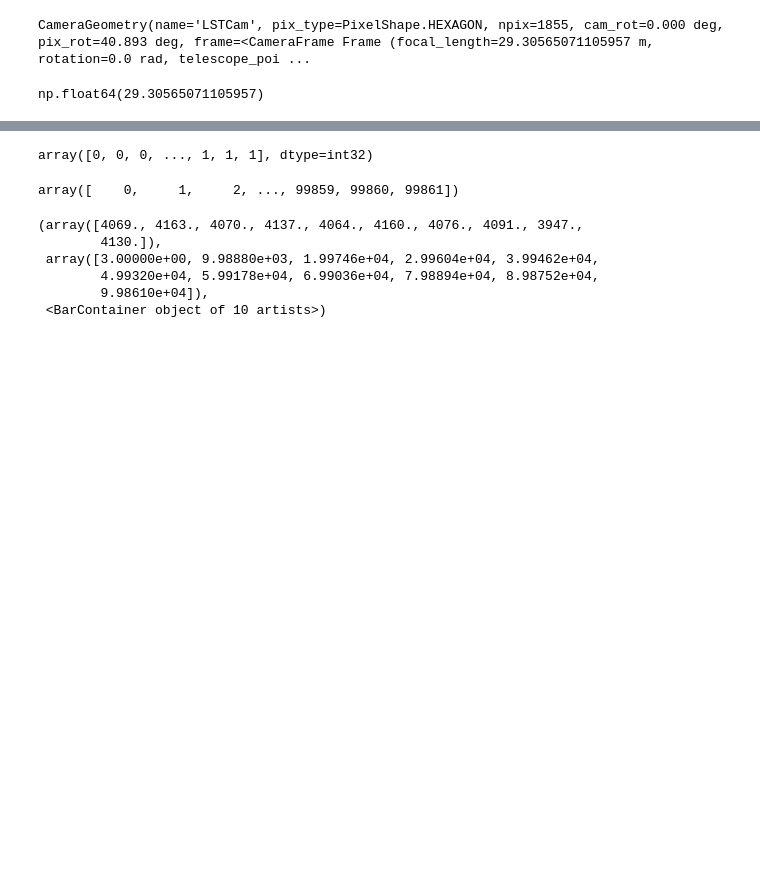
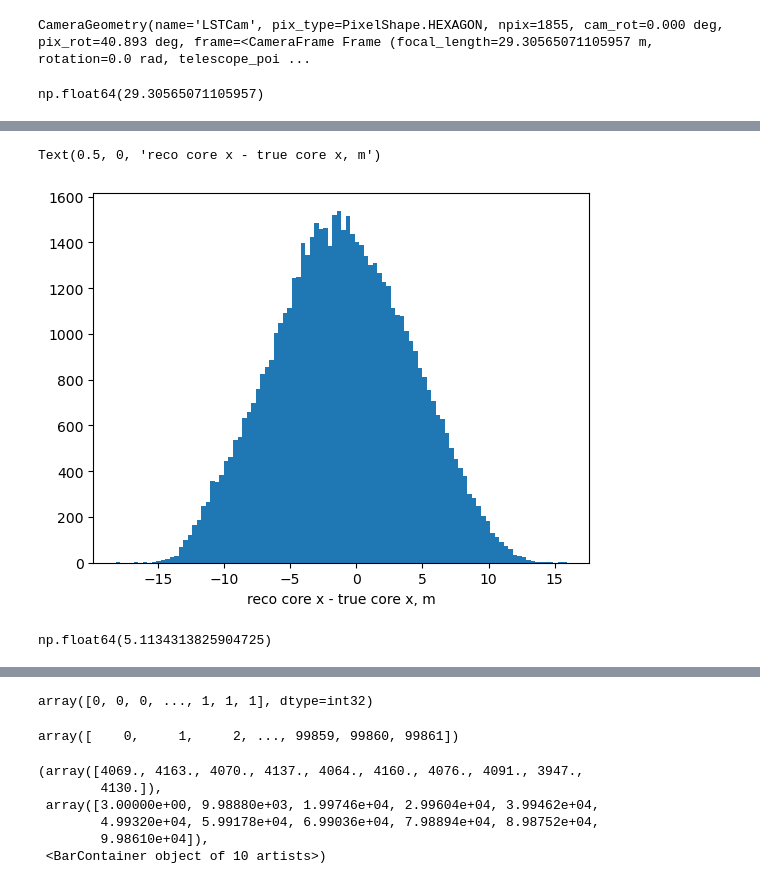
Before and after one commit to burmist-git/cta-lstchain_mu_images_ana, a Jupyter notebook: muons_ana_ctapipe.ipynb, the cells around one changed output, grey strips where cells are left out. Cells and saved outputs as stored; diff of their text form; code cells hidden in the pictures; blank space fills up the shorter version.

```diff
--- a/muons_ana_ctapipe.ipynb
+++ b/muons_ana_ctapipe.ipynb
@@ -169,3 +150,7 @@ Table length=99862
+# %%
+mu_table['true_core_r'] = np.sqrt(mu_table['true_core_x']*mu_table['true_core_x'] + mu_table['true_core_y']*mu_table['true_core_y'])
+# %%
+mu_table['dr'] = mu_table['true_core_r'] - mu_table['muonefficiency_impact']
 # %%
 keys_list=['obs_id',
  'event_id',
@@ -202,3 +187,9 @@ keys_list=['obs_id',
  'true_x_max',
  'true_starting_grammage',
  'true_shower_primary_id']
+# %%
+ddff_x=mu_table['deltax']
+ddff_y=mu_table['deltay']
+ddff_r=mu_table['dr']
+# %%
+ddff_x = ddff_x[~np.isnan(ddff_x)]
@@ -204,0 +200,24 @@ keys_list=['obs_id',
+# %%
+plt.hist(ddff_x,bins=100)
+
+
+#fig = pyplot.figure()
+#ax = fig.add_subplot(1,1,1,)
+#n, bins, patches = ax.hist(measurements, bins=50, range=(graph_minimum, graph_maximum), histtype='bar')
+
+#ax.set_xticklabels([n], rotation='vertical')
+
+#for patch in patches:
+#    patch.set_facecolor('r')
+
+#pyplot.title('Spam and Ham')
+plt.xlabel('reco core x - true core x, m')
+#pyplot.ylabel('Bits of Ham')
+#pyplot.savefig(output_filename)
+# %% [output]
+Text(0.5, 0, 'reco core x - true core x, m')
+[figure, added]
+# %%
+np.std(ddff_x)
+# %% [output]
+np.float64(5.1134313825904725)
```
Also changed, not shown: parts of 34 cells of this notebook, 9 other files.
